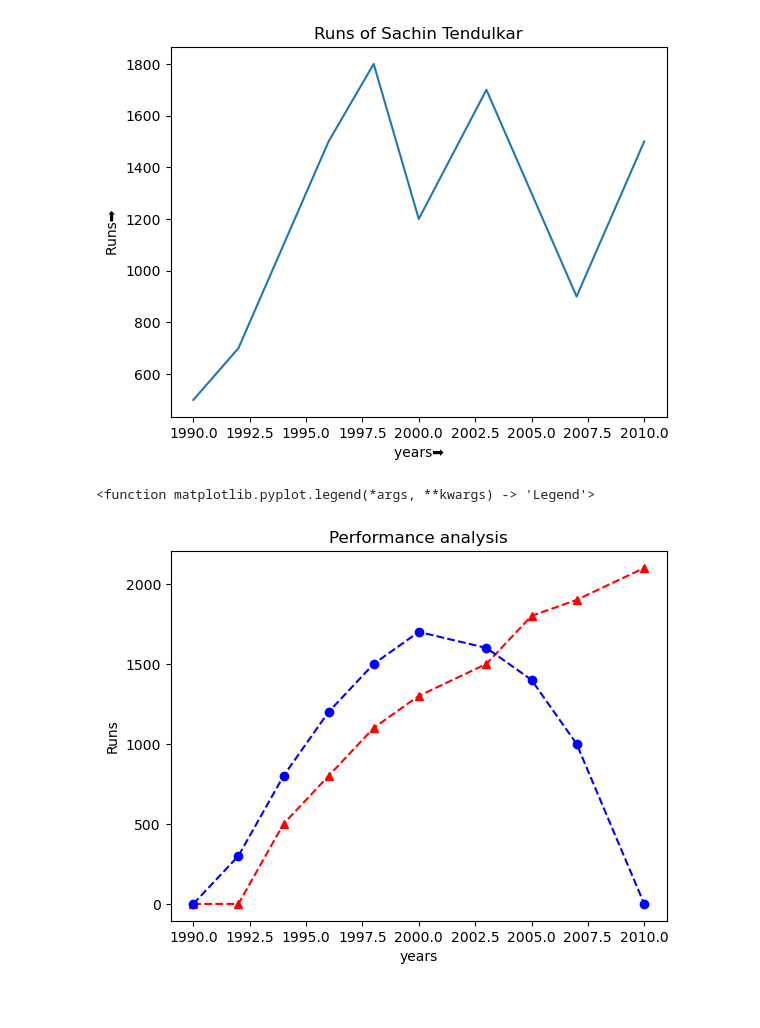
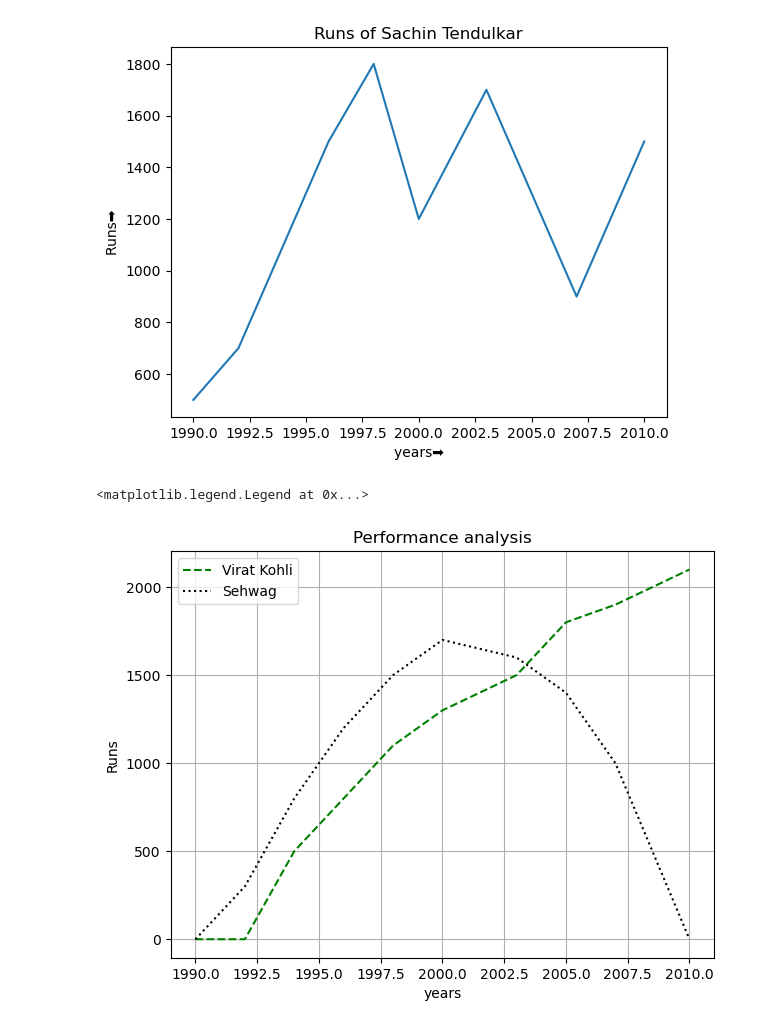
Before and after one commit to mohitmishra8921/Datascience, a Jupyter notebook: Basic_matplotlib.ipynb, the cells around one changed output. Saved outputs shown, nothing was run; the diff lists cells and outputs as text; code cells hidden in the pictures; blank space fills up the shorter version.

Commit message:
data visualisation update

```diff
--- a/Basic_matplotlib.ipynb
+++ b/Basic_matplotlib.ipynb
@@ -25,15 +25,18 @@ plt.title("Runs of Sachin Tendulkar")
 Text(0.5, 1.0, 'Runs of Sachin Tendulkar')
 [figure]
 # %%
+import matplotlib.pyplot as plt
 years = [1990, 1992, 1994, 1996, 1998, 2000, 2003, 2005, 2007, 2010]
 kohli = [0, 0, 500, 800, 1100, 1300, 1500, 1800, 1900, 2100]
 sehwag = [0, 300, 800, 1200, 1500, 1700, 1600, 1400, 1000, 0]
-plt.plot(years,kohli,'r^--',label = "Virat Kohli")
-plt.plot(years,sehwag,'bo--',label = "Sehwag")
+plt.plot(years,kohli,color="green",linestyle ="--",label = "Virat Kohli")
+plt.plot(years,sehwag,color="black",linestyle =":",label = "Sehwag")
 plt.xlabel("years")
 plt.ylabel("Runs")
+plt.grid()
+plt.tight_layout()
 plt.title("Performance analysis")
-plt.legend
+plt.legend()
 # %% [output]
-<function matplotlib.pyplot.legend(*args, **kwargs) -> 'Legend'>
+<matplotlib.legend.Legend at 0x...>
-[figure, old version]
+[figure, new version]
```
Also changed, not shown: 1 other file.
